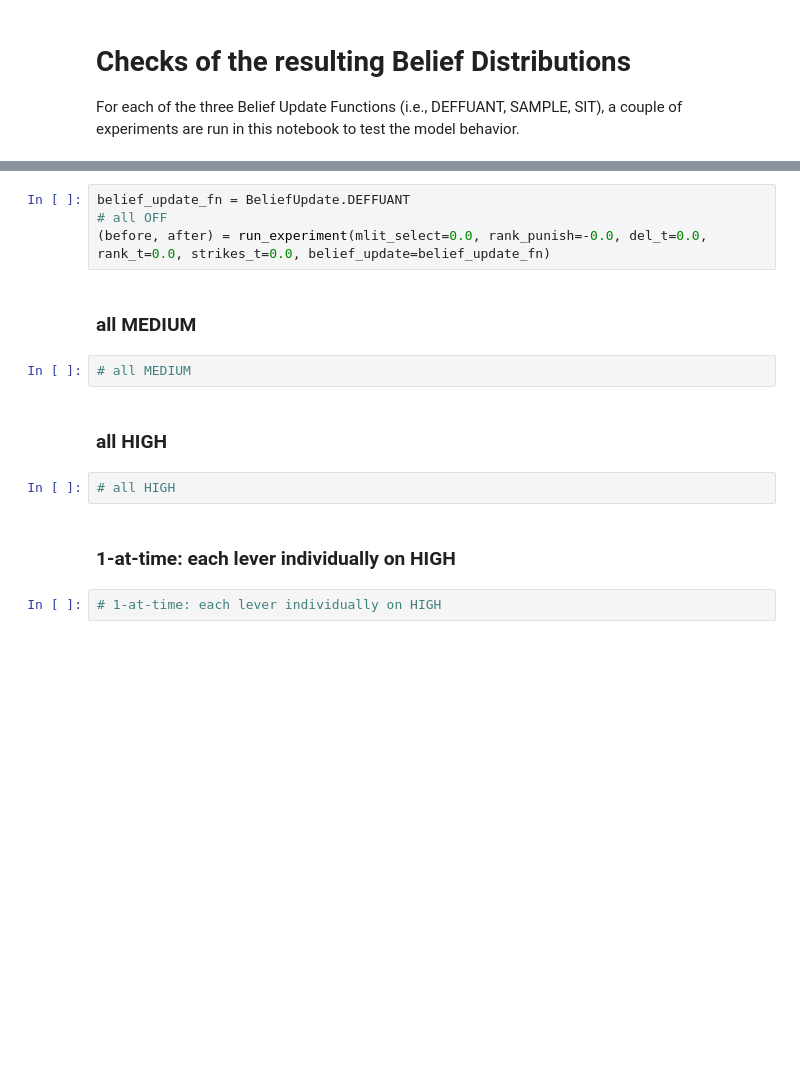
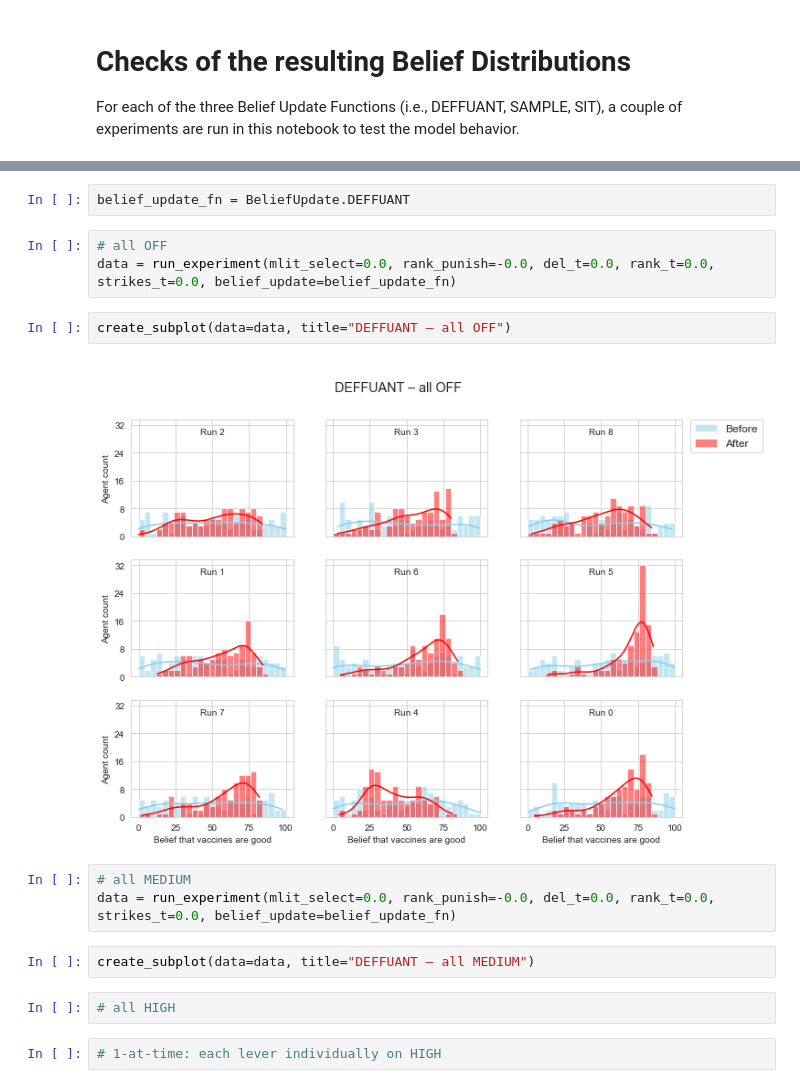
Before and after one commit to felicity-reddel/MisinfoPy, a Jupyter notebook: notebooks/belief_distribution_checks.ipynb, the cells around one changed output, grey strips where cells are left out. Saved outputs shown, nothing was run; the diff lists cells and outputs as text; blank space fills up the shorter version.

Commit message:
create_subplot() for belief_distribution_checks.ipynb

```diff
--- a/notebooks/belief_distribution_checks.ipynb
+++ b/notebooks/belief_distribution_checks.ipynb
@@ -11,17 +13,19 @@ from enums import *
+# %%
+belief_update_fn = BeliefUpdate.DEFFUANT
 # %%
-belief_update_fn = BeliefUpdate.DEFFUANT
 # all OFF
-(before, after) = run_experiment(mlit_select=0.0, rank_punish=-0.0, del_t=0.0, rank_t=0.0, strikes_t=0.0, belief_update=belief_update_fn)
+data = run_experiment(mlit_select=0.0, rank_punish=-0.0, del_t=0.0, rank_t=0.0, strikes_t=0.0, belief_update=belief_update_fn)
-# %% [markdown]
-### all MEDIUM
-# %%
-# all MEDIUM
-# %% [markdown]
-### all HIGH
+# %%
+create_subplot(data=data, title="DEFFUANT – all OFF")
+# %% [output]
+[figure, added]
+# %%
+# all MEDIUM
+data = run_experiment(mlit_select=0.0, rank_punish=-0.0, del_t=0.0, rank_t=0.0, strikes_t=0.0, belief_update=belief_update_fn)
+# %%
+create_subplot(data=data, title="DEFFUANT – all MEDIUM")
 # %%
 # all HIGH
-# %% [markdown]
-### 1-at-time: each lever individually on HIGH
 # %%
 # 1-at-time: each lever individually on HIGH
 # %% [markdown]
```
Also changed, not shown: parts of 14 cells of this notebook, 2 other files.
